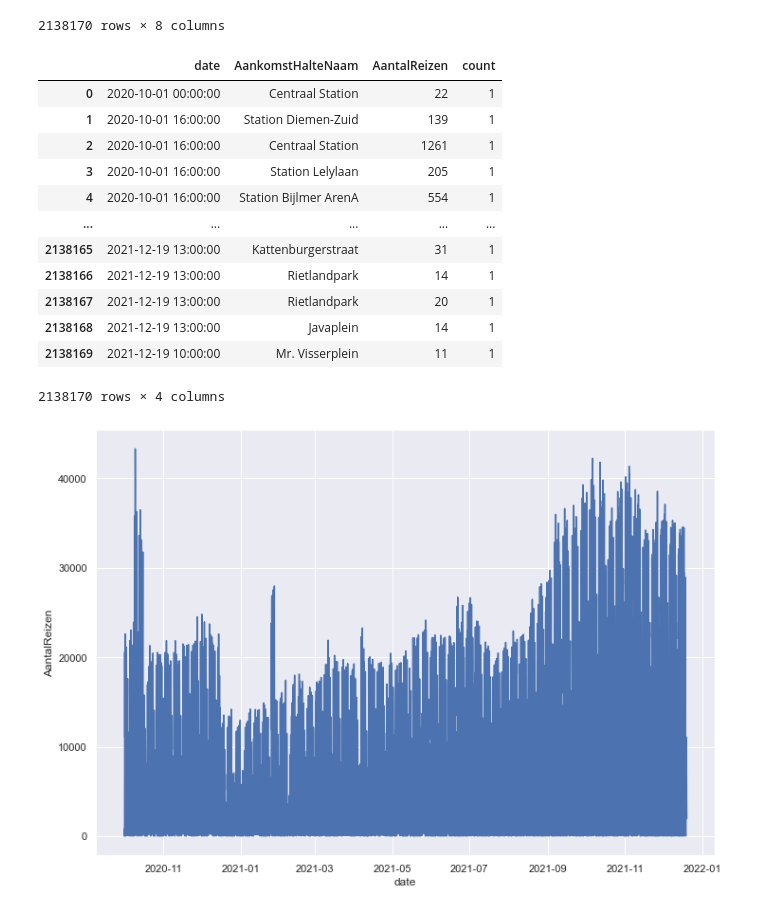
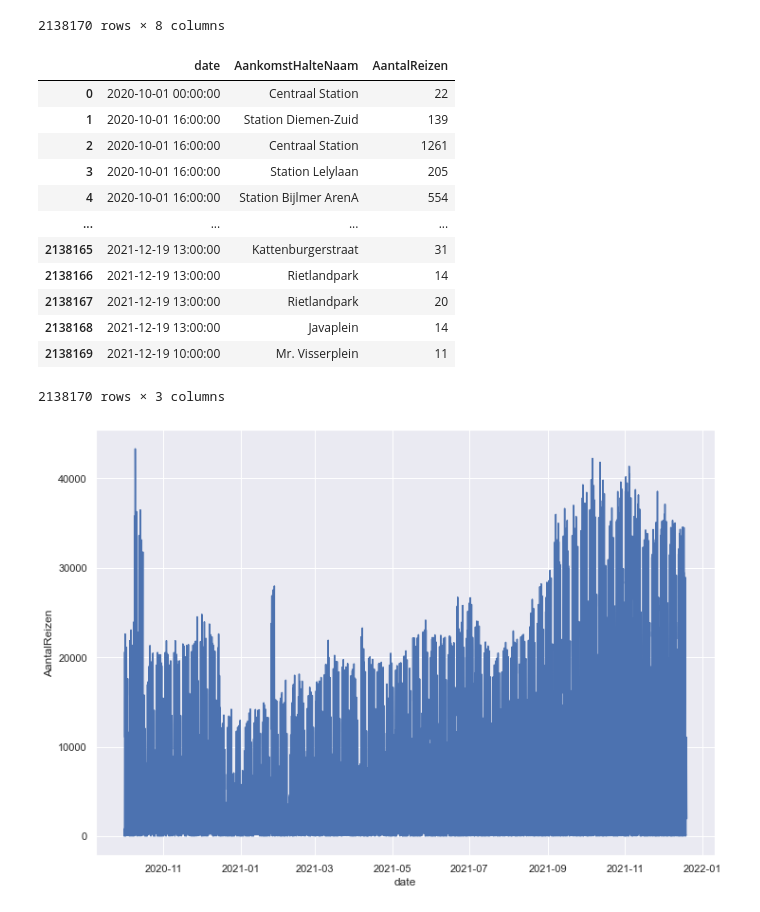
Before and after one commit to lotteph/DSP, a Jupyter notebook: GVB_ALL.ipynb, the cells around one changed output. Drawn from its saved outputs; the diff is of its cells as text; code cells hidden in the pictures.

```diff
--- a/GVB_ALL.ipynb
+++ b/GVB_ALL.ipynb
@@ -342,29 +342,29 @@ gvb_data_range_very_cleaned
 # %%
 # day and time in one new column
 gvb_data_range_travels = gvb_data_range_very_cleaned.copy()
 
 gvb_data_range_travels['hour'] = gvb_data_range_travels['UurgroepOmschrijving (van aankomst)'].str[:5]
 gvb_data_range_travels['hour'] = pd.to_datetime(gvb_data_range_travels['hour'], format='%H:%M').dt.time
 gvb_data_range_travels['date'] = gvb_data_range_travels.apply(lambda r : pd.datetime.combine(r['Datum'],r['hour']),1)
 gvb_data_range_travels = gvb_data_range_travels.set_index('date').reset_index()
 gvb_data_range_travels = gvb_data_range_travels.drop(columns=['Datum', 'UurgroepOmschrijving (van aankomst)', 'AankomstHalteCode',
-                                 'AankomstLat', 'AankomstLon', 'hour'])
+                                 'AankomstLat', 'AankomstLon', 'hour', 'count'])
 
 gvb_data_range_travels
 # %% [output]
-|  | date | AankomstHalteNaam | AantalReizen | count |
-| 0 | 2020-10-01 00:00:00 | Centraal Station | 22 | 1 |
-| 1 | 2020-10-01 16:00:00 | Station Diemen-Zuid | 139 | 1 |
-| 2 | 2020-10-01 16:00:00 | Centraal Station | 1261 | 1 |
-| 3 | 2020-10-01 16:00:00 | Station Lelylaan | 205 | 1 |
-| 4 | 2020-10-01 16:00:00 | Station Bijlmer ArenA | 554 | 1 |
-| ... | ... | ... | ... | ... |
-| 2138165 | 2021-12-19 13:00:00 | Kattenburgerstraat | 31 | 1 |
-| 2138166 | 2021-12-19 13:00:00 | Rietlandpark | 14 | 1 |
-| 2138167 | 2021-12-19 13:00:00 | Rietlandpark | 20 | 1 |
-| 2138168 | 2021-12-19 13:00:00 | Javaplein | 14 | 1 |
-| 2138169 | 2021-12-19 10:00:00 | Mr. Visserplein | 11 | 1 |
+|  | date | AankomstHalteNaam | AantalReizen |
+| 0 | 2020-10-01 00:00:00 | Centraal Station | 22 |
+| 1 | 2020-10-01 16:00:00 | Station Diemen-Zuid | 139 |
+| 2 | 2020-10-01 16:00:00 | Centraal Station | 1261 |
+| 3 | 2020-10-01 16:00:00 | Station Lelylaan | 205 |
+| 4 | 2020-10-01 16:00:00 | Station Bijlmer ArenA | 554 |
+| ... | ... | ... | ... |
+| 2138165 | 2021-12-19 13:00:00 | Kattenburgerstraat | 31 |
+| 2138166 | 2021-12-19 13:00:00 | Rietlandpark | 14 |
+| 2138167 | 2021-12-19 13:00:00 | Rietlandpark | 20 |
+| 2138168 | 2021-12-19 13:00:00 | Javaplein | 14 |
+| 2138169 | 2021-12-19 10:00:00 | Mr. Visserplein | 11 |
-2138170 rows × 4 columns
+2138170 rows × 3 columns
 # %%
 sns.lineplot(x="date", y="AantalReizen", data=gvb_data_range_travels.drop(columns=['AankomstHalteNaam']).groupby('date').sum());
 # %% [output]
```
Also changed, not shown: parts of 9 cells of this notebook, 1 other file.
